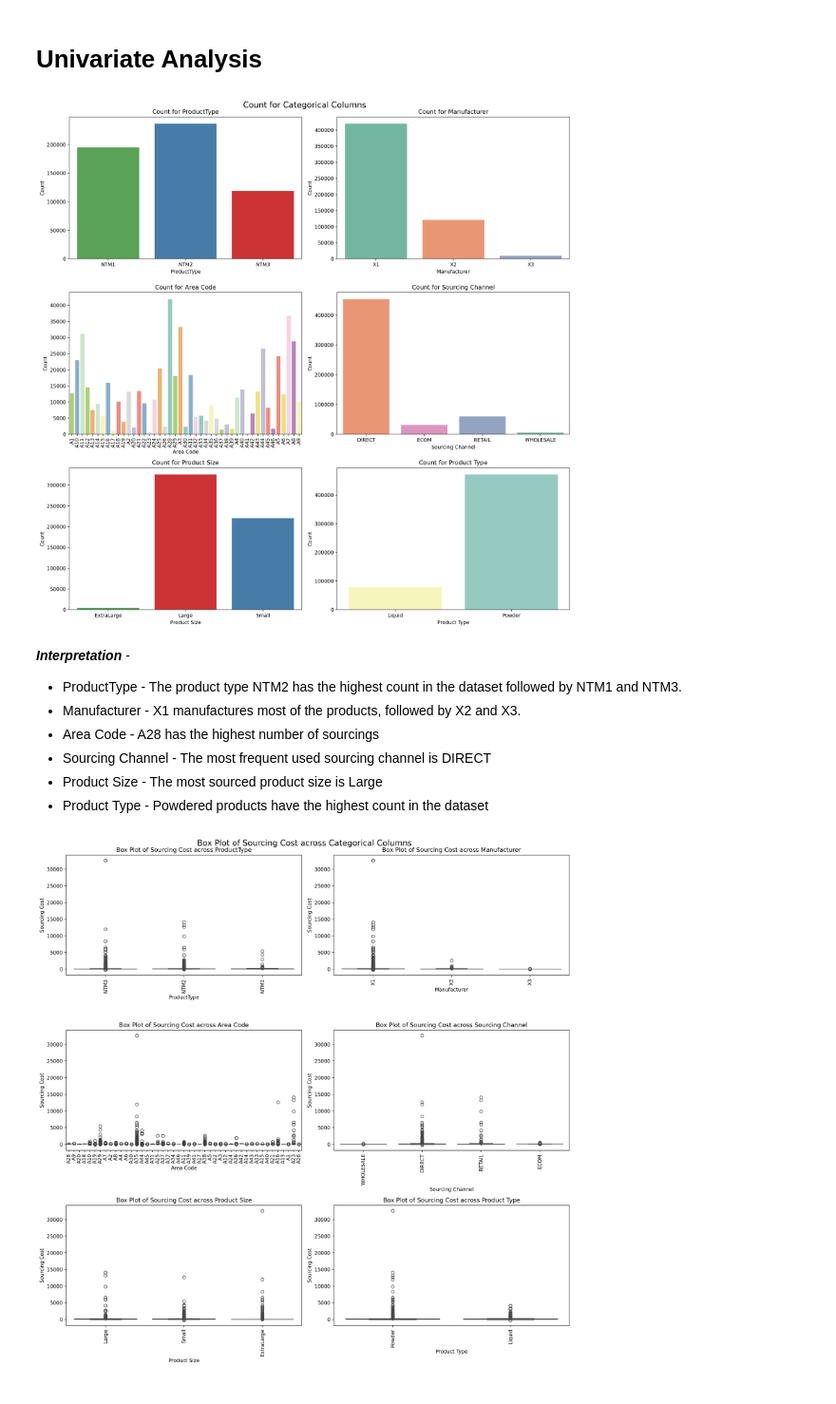
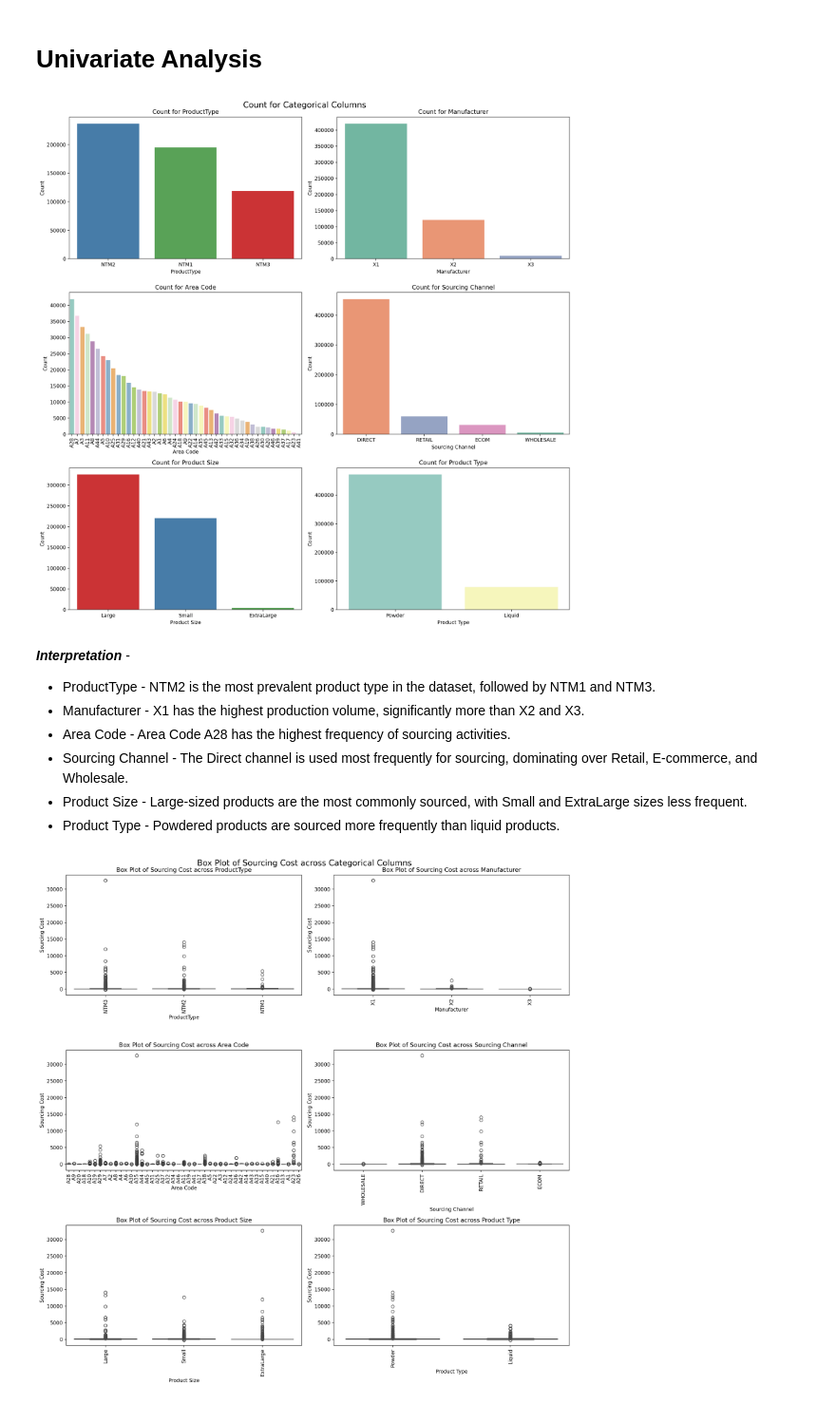
Before and after one commit to k-Rohit/AIML_Case-Study, a Jupyter notebook: Notebook/Kumar_Rohit_AIML_Assesment.ipynb, the cells around one changed output. Shown at 95% size. Cells and saved outputs as stored; diff of their text form; code cells hidden in the pictures.

```diff
--- a/Notebook/Kumar_Rohit_AIML_Assesment.ipynb
+++ b/Notebook/Kumar_Rohit_AIML_Assesment.ipynb
@@ -273,55 +270,52 @@ train_data.duplicated().sum()
 # %% [markdown]
 # Univariate Analysis
 # %%
-# color palettes for each category
+# Color palettes for each category
 color_palettes = {
     'ProductType': 'Set1',
     'Manufacturer': 'Set2',
     'Area Code': 'Set3',
     'Sourcing Channel': 'Set2',
     'Product Size': 'Set1',
     'Product Type': 'Set3'
 }
 categorical_columns = ['ProductType', 'Manufacturer', 'Area Code', 'Sourcing Channel',
        'Product Size', 'Product Type']
-# Sorting the unique values for every column
-sorted_values = {col: train_data[col].value_counts().index.sort_values() for col in categorical_columns}
 
-# Creation of subplots for categorical column
-fig, axes = plt.subplots(3, 2, figsize=(15, 15),dpi=200)
+# Sorting the unique values for every column based on count
+sorted_values = {col: train_data[col].value_counts().index.tolist() for col in categorical_columns}
+
+#subplots for categorical columns
+fig, axes = plt.subplots(3, 2, figsize=(15, 15), dpi=200)
 fig.suptitle("Count for Categorical Columns", fontsize=16)
 
-# Loop through each categorical column
 for i, col in enumerate(categorical_columns):
-    # Calculate the row and column indices
     row_index = i // 2
     col_index = i % 2
 
-    # Countplot for every category
     sns.countplot(x=col, data=train_data, order=sorted_values[col], palette=color_palettes[col], ax=axes[row_index, col_index], hue=col)
 
-    # Rotate x-axis labels only for 'Area Code' as its getting cluttered on the x-axis
+    # Rotate x-axis labels only for 'Area Code' becuase it was getting cluttered on the x-axis
     if col == 'Area Code':
         axes[row_index, col_index].tick_params(axis='x', labelrotation=90)
 
     axes[row_index, col_index].set_title(f"Count for {col}")
     axes[row_index, col_index].set_xlabel(col)
     axes[row_index, col_index].set_ylabel("Count")
 
-# Adjust layout
 plt.tight_layout()
 plt.show()
 # %% [output]
-[figure, old version]
+[figure, new version]
 # %% [markdown]
 ***Interpretation*** -
 
-- ProductType - The product type NTM2 has the highest count in the dataset followed by NTM1 and NTM3.
-- Manufacturer - X1 manufactures most of the products, followed by X2 and X3.
-- Area Code - A28 has the highest number of sourcings
-- Sourcing Channel - The most frequent used sourcing channel is DIRECT
-- Product Size - The most sourced product size is Large
-- Product Type - Powdered products have the highest count in the dataset
+- ProductType - NTM2 is the most prevalent product type in the dataset, followed by NTM1 and NTM3.
+- Manufacturer - X1 has the highest production volume, significantly more than X2 and X3.
+- Area Code - Area Code A28 has the highest frequency of sourcing activities.
+- Sourcing Channel - The Direct channel is used most frequently for sourcing, dominating over Retail, E-commerce, and Wholesale.
+- Product Size - Large-sized products are the most commonly sourced, with Small and ExtraLarge sizes less frequent.
+- Product Type - Powdered products are sourced more frequently than liquid products.
 # %%
 #subplots for box plots
 fig, axes = plt.subplots(3, 2, figsize=(15, 15),dpi=200)
```
Also changed, not shown: parts of 50 cells of this notebook.
